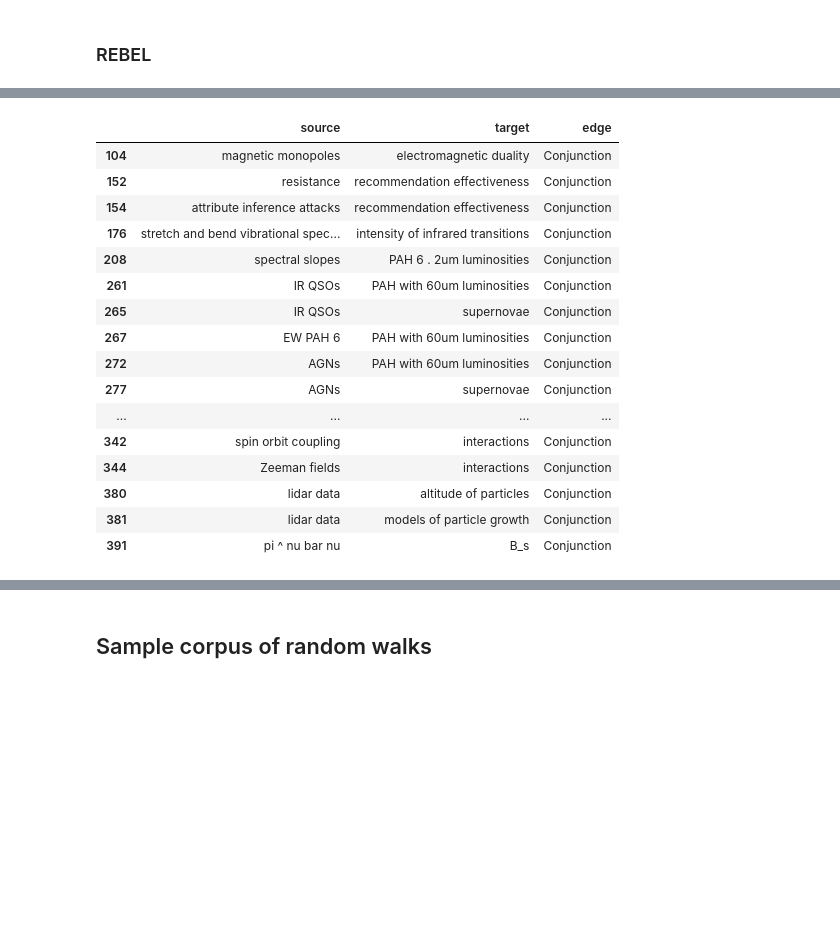
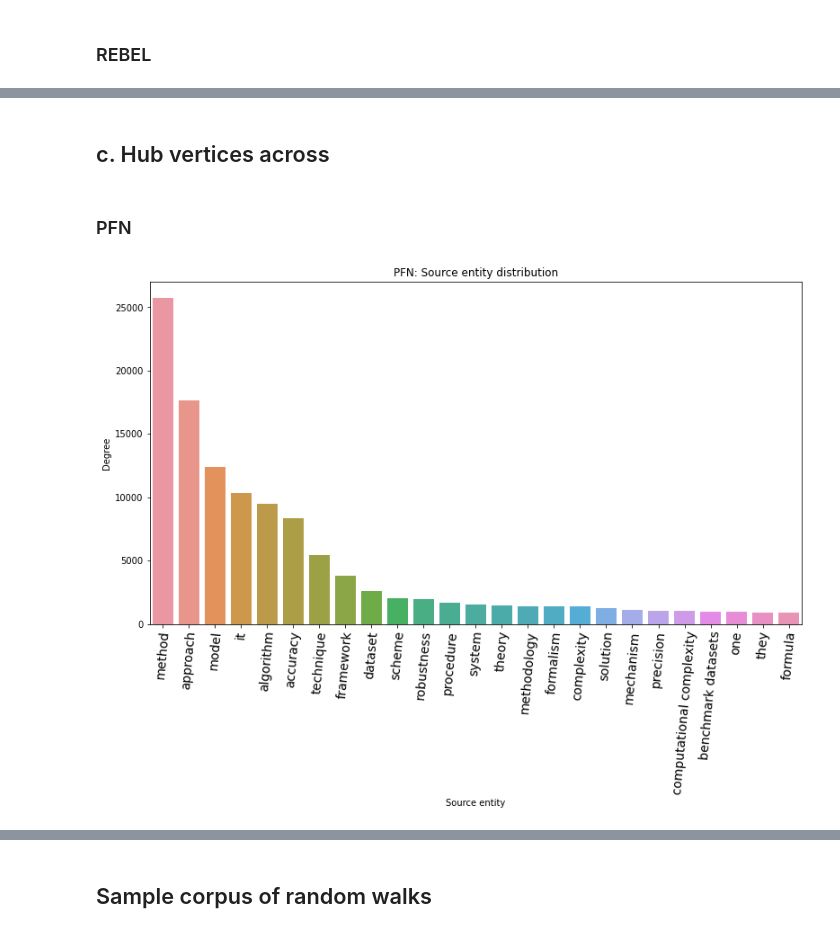
Before and after one commit to eestien/EntRel, a Jupyter notebook: KG_Analysis.ipynb, the cells around one changed output, grey strips where cells are left out. Drawn from its saved outputs; the diff is of its cells as text; code cells hidden in the pictures; blank space fills up the shorter version.

```diff
--- a/KG_Analysis.ipynb
+++ b/KG_Analysis.ipynb
@@ -99,20 +95,22 @@ def print_top_entities_for_relation(data, relation_type):
-# %%
-print_top_entities_for_relation(data=pfn_rels, relation_type='Conjunction')
-# %% [output]
-|  | source | target | edge |
-| 104 | magnetic monopoles | electromagnetic duality | Conjunction |
-| 152 | resistance | recommendation effectiveness | Conjunction |
-| 154 | attribute inference attacks | recommendation effectiveness | Conjunction |
-| 176 | stretch and bend vibrational spec... | intensity of infrared transitions | Conjunction |
-| 208 | spectral slopes | PAH 6 . 2um luminosities | Conjunction |
-| 261 | IR QSOs | PAH with 60um luminosities | Conjunction |
-| 265 | IR QSOs | supernovae | Conjunction |
-| 267 | EW PAH 6 | PAH with 60um luminosities | Conjunction |
-| 272 | AGNs | PAH with 60um luminosities | Conjunction |
-| 277 | AGNs | supernovae | Conjunction |
-| ... | ... | ... | ... |
-| 342 | spin orbit coupling | interactions | Conjunction |
-| 344 | Zeeman fields | interactions | Conjunction |
-| 380 | lidar data | altitude of particles | Conjunction |
-| 381 | lidar data | models of particle growth | Conjunction |
-| 391 | pi ^ nu bar nu | B_s | Conjunction |
+# %% [markdown]
+## c. Hub vertices across
+# %% [markdown]
+### PFN
+# %%
+def get_entity_value_counts(data):
+    unique_entity_counter = dict(Counter(data))
+    unique_entity_vc = dict(sorted(unique_entity_counter.items(), key=lambda t: t[1], reverse=True))
+    return unique_entity_vc
+# %%
+pfn_source_entity_vc = get_entity_value_counts(pfn_rels.source)
+# %%
+# postprocessing:
+keys_to_unite = {'method': 'methods', 'approach': 'approaches', 'technique': 'techniques', 'it': 'It', 'model': 'models', 'algorithm': 'algorithms', 'dataset': 'datasets'}
+for k, v in keys_to_unite.items():
+    pfn_source_entity_vc[k] += pfn_source_entity_vc[v]
+    del pfn_source_entity_vc[v]
+pfn_source_entity_vc = dict(sorted(pfn_source_entity_vc.items(), key=lambda t: t[1], reverse=True))
+# %%
+plot_dist(data=pfn_source_entity_vc, title='PFN: Source entity distribution', xlabel='Source entity', ylabel='Degree', top_n=25)
+# %% [output]
+[figure, added]
```
Also changed, not shown: parts of 32 cells of this notebook.
